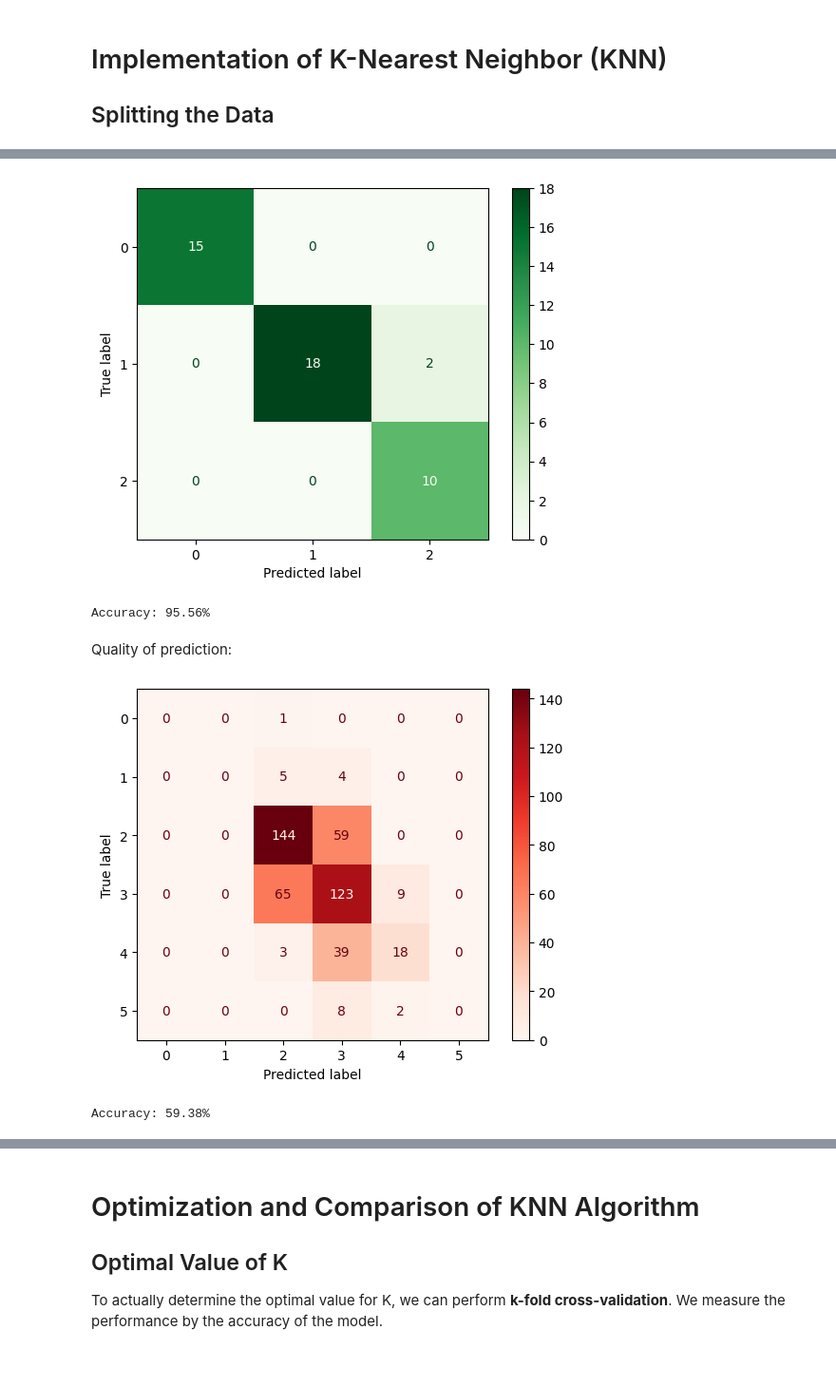
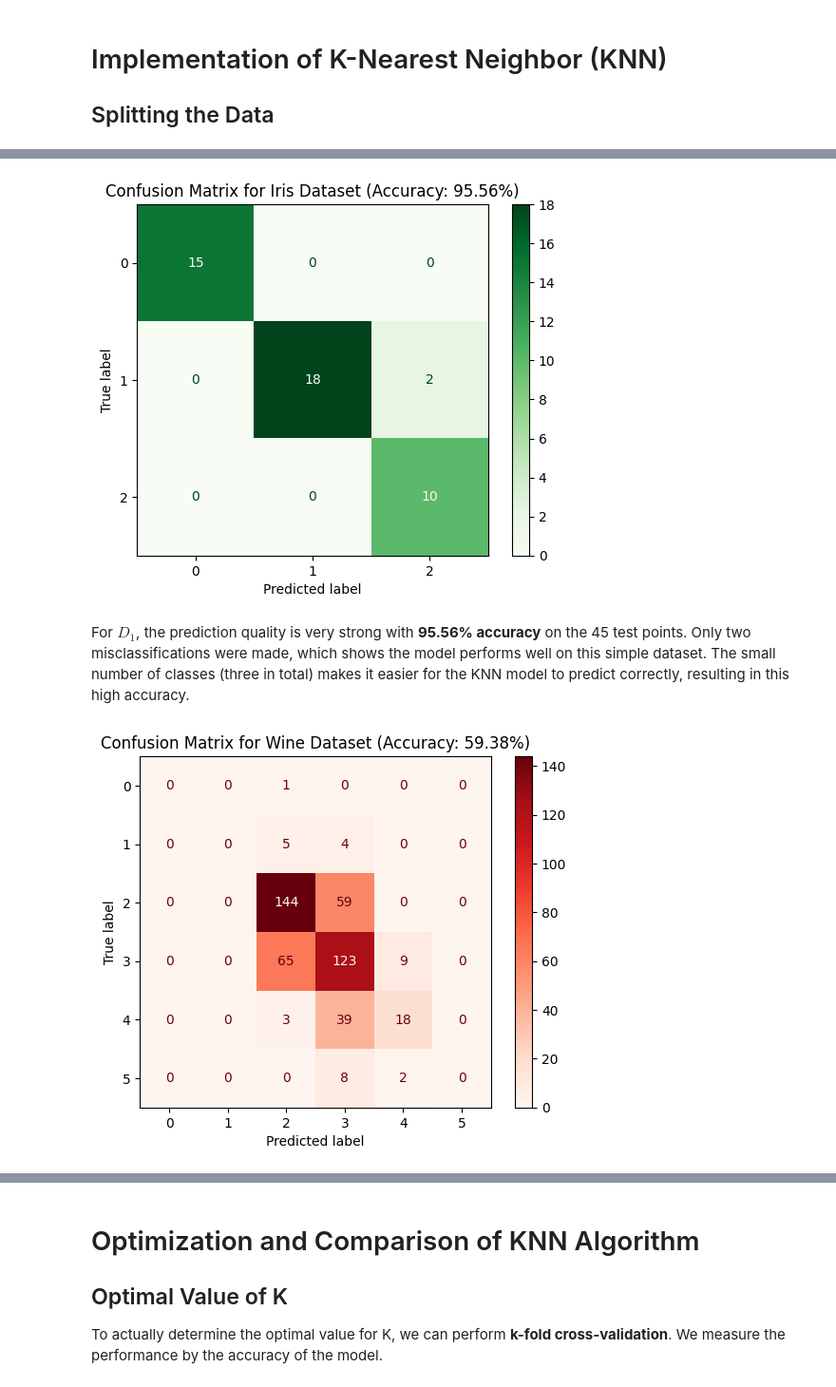
Before and after one commit to moOritzl/bachelorpraktikum-applied-machine-learning, a Jupyter notebook: Week_07/K-Nearest_Neighbor.ipynb, the cells around one changed output, grey strips where cells are left out. Shown at 95% size. Cells and saved outputs as stored; diff of their text form; code cells hidden in the pictures.

```diff
--- a/Week_07/K-Nearest_Neighbor.ipynb
+++ b/Week_07/K-Nearest_Neighbor.ipynb
@@ -125,29 +127,27 @@ For a good balance, we can use the common formula $k = \sqrt{n}$, where n is the
 # %%
-def predict_measure(X_train, X_test, y_train, y_test, color=plt.cm.Greens):
+def predict_measure(X_train, X_test, y_train, y_test, name, color=plt.cm.Greens):
     k = int(np.sqrt(len(X_train)))
     KNN = KNNClassifier(k=k)
     KNN.fit(X_train, y_train)
 
     y_pred = KNN.predict(X_test)
 
-    # Very convenient way of visualizing results from Classification with sklearn.metrics
+    accuracy = accuracy_score(y_test, y_pred)
+
     cm = confusion_matrix(y_test, y_pred)
 
     disp = ConfusionMatrixDisplay(confusion_matrix=cm)
     disp.plot(cmap=color)
+    plt.title(f'Confusion Matrix for {name} Dataset (Accuracy: {accuracy:.2%})')
     plt.show()
-
-    print(f'Accuracy: {accuracy_score(y_test, y_pred):.2%}')
 # %%
-predict_measure(D1_X_train, D1_X_test, D1_y_train, D1_y_test)
+predict_measure(D1_X_train, D1_X_test, D1_y_train, D1_y_test, name='Iris')
 # %% [output]
-[figure, old version]
+[figure, new version]
-Accuracy: 95.56%
 # %% [markdown]
-Quality of prediction:
+For $D_1$, the prediction quality is very strong with **95.56% accuracy** on the 45 test points. Only two misclassifications were made, which shows the model performs well on this simple dataset. The small number of classes (three in total) makes it easier for the KNN model to predict correctly, resulting in this high accuracy.
 # %%
-predict_measure(D2_X_train, D2_X_test, D2_y_train, D2_y_test, color=plt.cm.Reds)
+predict_measure(D2_X_train, D2_X_test, D2_y_train, D2_y_test, name='Wine', color=plt.cm.Reds)
 # %% [output]
-[figure, old version]
+[figure, new version]
-Accuracy: 59.38%
 # %% [markdown]
```
Also changed, not shown: parts of 15 cells of this notebook.
